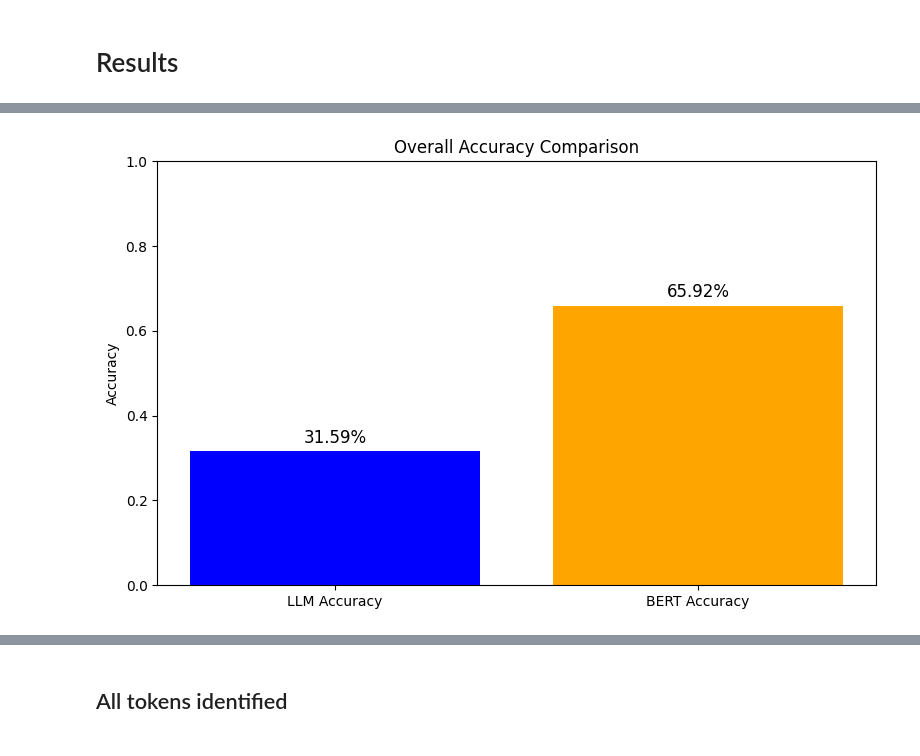
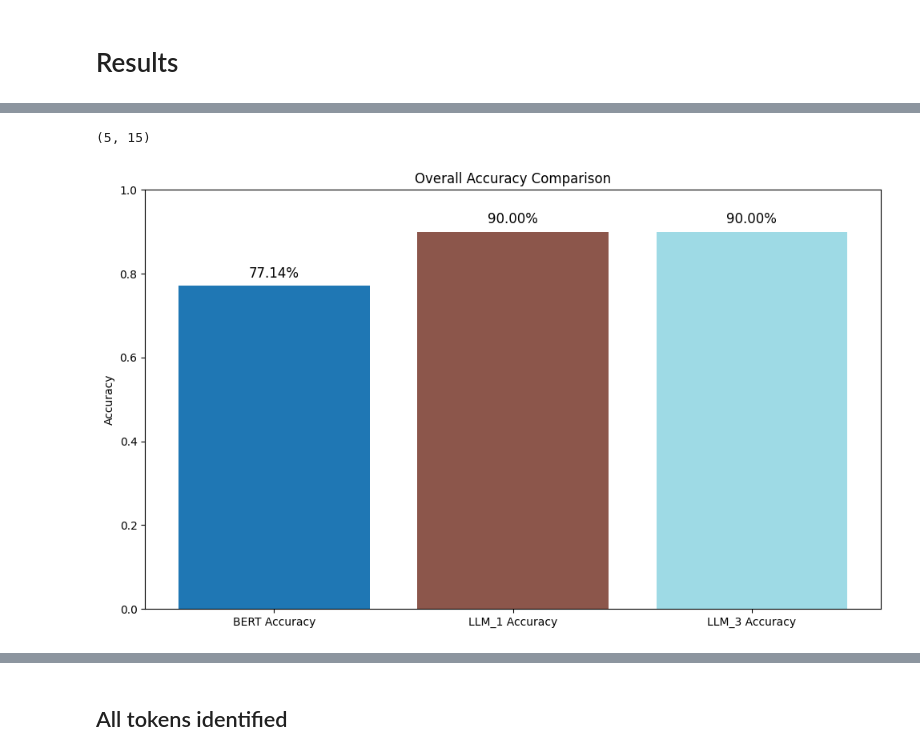
Before and after one commit to alvaro-francisco-gil/text-mining, a Jupyter notebook: 03_name_entity_recognition/03_name_entity_recognition.ipynb, the cells around one changed output, grey strips where cells are left out. Saved outputs shown, nothing was run; the diff lists cells and outputs as text; code cells hidden in the pictures.

```diff
--- a/03_name_entity_recognition/03_name_entity_recognition.ipynb
+++ b/03_name_entity_recognition/03_name_entity_recognition.ipynb
@@ -672,40 +531,49 @@ df['total_words'].sum()
 # %%
 def plot_overall_accuracy(df, title="Overall Accuracy Comparison"):
     """
-    Calculates overall accuracy for LLM and BERT models and plots a bar chart.
+    Calculates overall accuracy for multiple models and plots a bar chart.
 
     Args:
-        df (pd.DataFrame): A DataFrame with columns 'total_words', 'llm_successes', and 'bert_successes'.
+        df (pd.DataFrame): A DataFrame with columns 'total_words' and '*_successes' for each model.
         title (str): The title of the plot. Defaults to "Overall Accuracy Comparison".
 
     Returns:
         None: Displays a bar plot of overall accuracies.
     """
-    # Calculate total words and successes
+    # Get total words
     total_words = df['total_words'].sum()
-    total_llm_successes = df['llm_successes'].sum()
-    total_bert_successes = df['bert_successes'].sum()
 
-    # Calculate overall accuracy
-    llm_accuracy = total_llm_successes / total_words
-    bert_accuracy = total_bert_successes / total_words
+    # Find all success columns
+    success_cols = [col for col in df.columns if col.endswith('_successes')]
 
-    # Prepare data for plotting
-    accuracies = [llm_accuracy, bert_accuracy]
-    labels = ['LLM Accuracy', 'BERT Accuracy']
+    # Calculate accuracies for each model
+    accuracies = []
+    labels = []
+    for col in success_cols:
+        total_successes = df[col].sum()
+        accuracy = total_successes / total_words
+        accuracies.append(accuracy)
+        # Create label from column name (remove _successes)
+        model_name = col.replace('_successes', '').upper()
+        labels.append(f'{model_name} Accuracy')
 
     # Plot the bar chart
-    plt.figure(figsize=(8, 5))
-    plt.bar(labels, accuracies, color=['blue', 'orange'])
+    plt.figure(figsize=(10, 6))  # Slightly wider to accommodate more bars
+    colors = plt.cm.tab20(np.linspace(0, 1, len(accuracies)))  # Generate colors based on number of models
+    plt.bar(labels, accuracies, color=colors)
 
     # Add labels and title
     plt.ylabel('Accuracy')
-    plt.title(title)  # Use the provided title
+    plt.title(title)
+
+    # Rotate labels if there are many models
+    if len(labels) > 3:
+        plt.xticks(rotation=45, ha='right')
 
     # Display the plot
     plt.ylim(0, 1)  # Ensure y-axis is between 0 and 1 for accuracy
     for i, acc in enumerate(accuracies):
-        plt.text(i, acc + 0.02, f"{acc:.2%}", ha='center', fontsize=12)  # Add percentage labels above bars
+        plt.text(i, acc + 0.02, f"{acc:.2%}", ha='center', fontsize=12)
 
     plt.tight_layout()
     plt.show()
@@ -711,0 +673,3 @@ def plot_overall_accuracy(df, title="Overall Accuracy Comparison"):
+# %%
+results = load_and_merge_results("/text-mining/03_name_entity_recognition/")
+results.shape
@@ -712,4 +683,8 @@ def plot_overall_accuracy(df, title="Overall Accuracy Comparison"):
+# %%
+results.head()
+# %% [output]
+(5, 15)
 # %%
-plot_overall_accuracy(df)
+plot_overall_accuracy(results)
 # %% [output]
-[figure, old version]
+[figure, new version]
```
Also changed, not shown: parts of 54 cells of this notebook.
